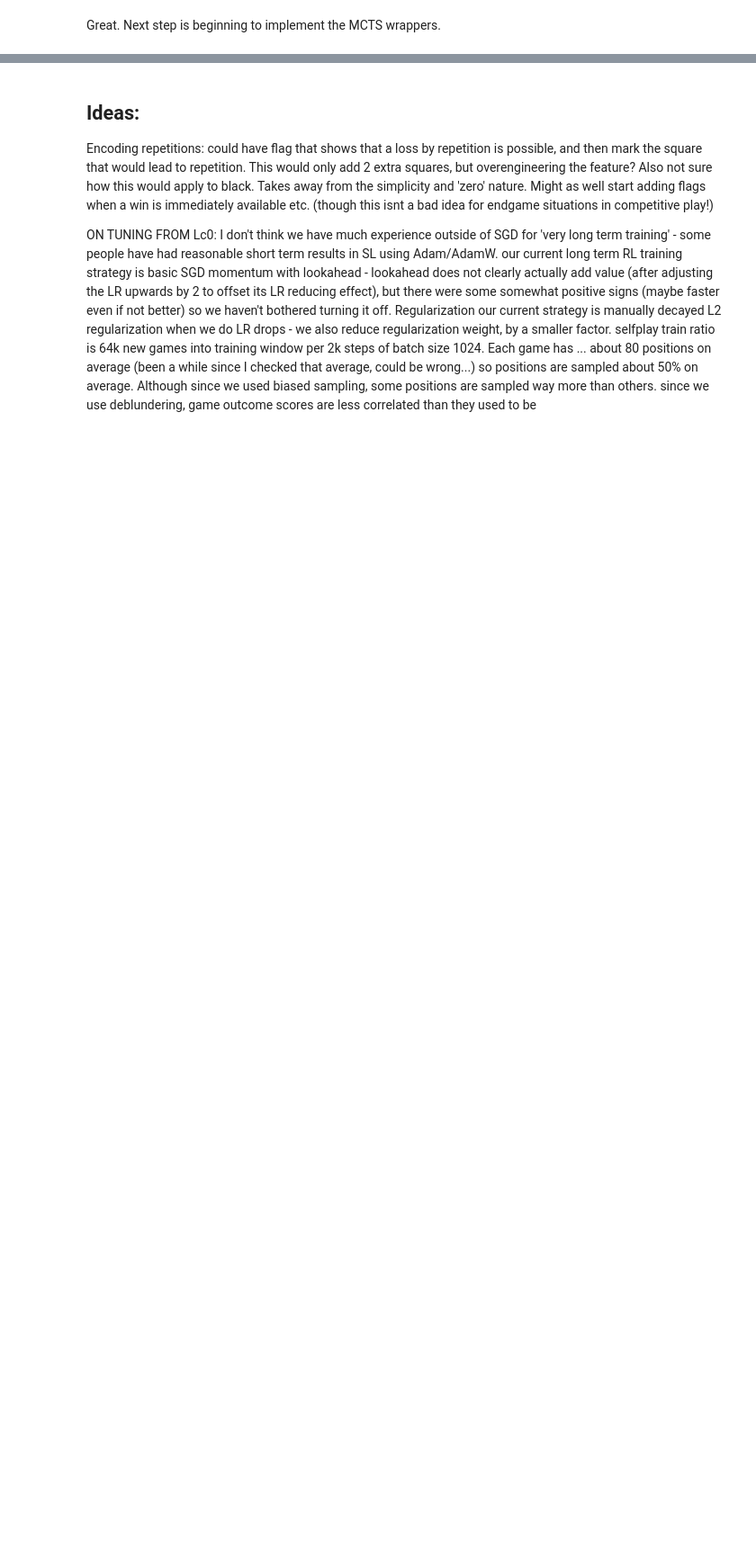
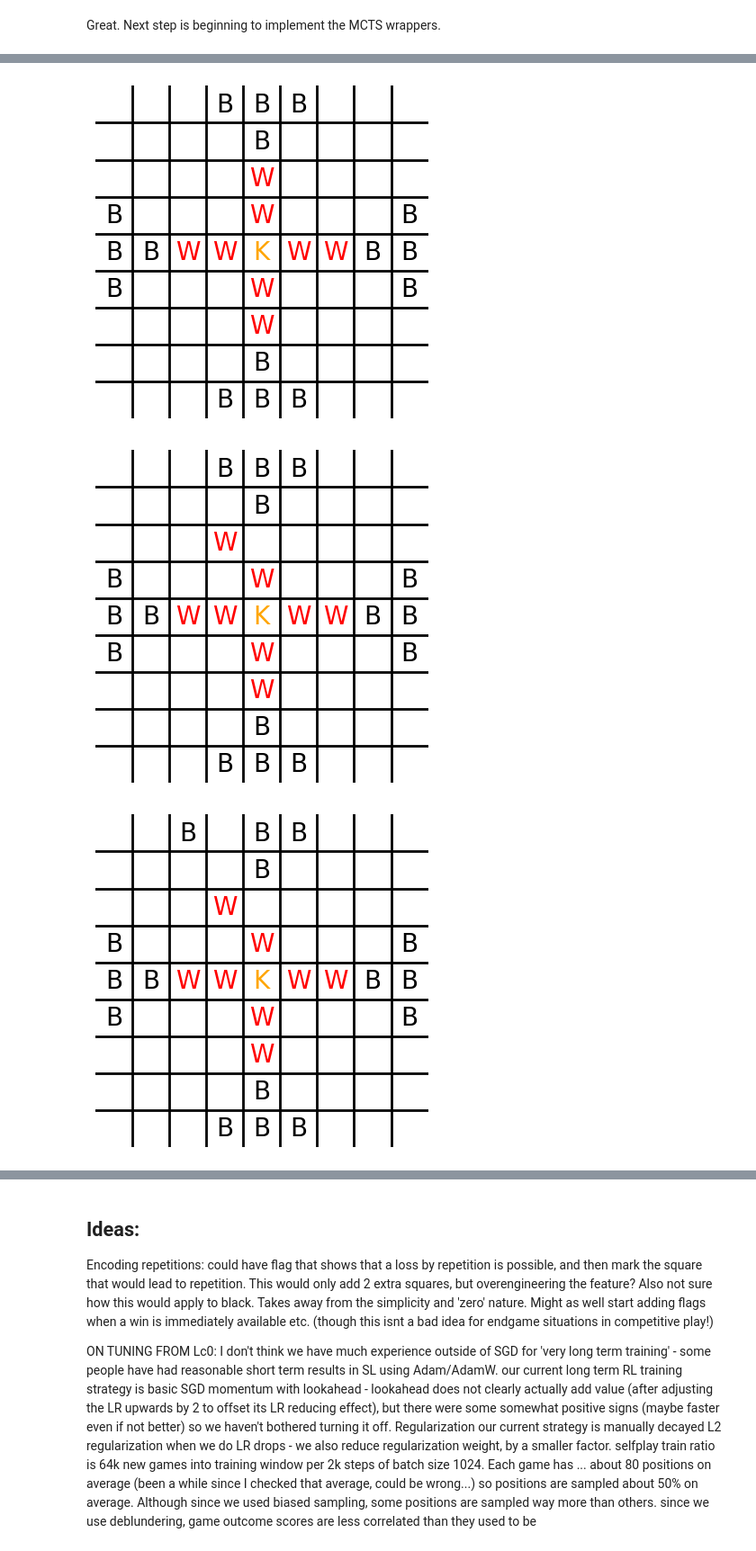
Before and after one commit to pemabi/tafl, a Jupyter notebook: muninn/tablut/tablut_rl.ipynb, the cells around one changed output, grey strips where cells are left out. Shown at 90% size. Cells and saved outputs as stored; diff of their text form; code cells hidden in the pictures; blank space fills up the shorter version.

```diff
--- a/muninn/tablut/tablut_rl.ipynb
+++ b/muninn/tablut/tablut_rl.ipynb
@@ -1053,0 +1168,6 @@ Great. Next step is beginning to implement the MCTS wrappers.
+# %%
+def add_dirichlet_noise(priors, alpha=0.15, epsilon=0.25):
+    """adding dirichlet noise to p distribution at root node for exploration"""
+    noise = np.random.dirichlet([alpha] * len(priors))
+    noisy_probs = (1 - epsilon) * priors + epsilon * noise
+    return noisy_probs
@@ -1053,0 +1372,5 @@ Great. Next step is beginning to implement the MCTS wrappers.
+# %%
+mcts_searcher = MCTS(model)
+
+move_probs = mcts_searcher.search(root_node, root_tensor)
+print(move_probs)
@@ -1053,0 +1498,10 @@ Great. Next step is beginning to implement the MCTS wrappers.
+# %%
+import cProfile
+import pstats
+
+cProfile.run('learner.play_game()', 'output.prof')
+
+# To read and sort the output
+with open('output_sorted.txt', 'w') as f:
+    p = pstats.Stats('output.prof', stream=f)
+    p.sort_stats('cumulative').print_stats()
@@ -1053,0 +1704,21 @@ Great. Next step is beginning to implement the MCTS wrappers.
+# %%
+model = keras.models.load_model("../saved_models/random_model_tablut_muninn.keras", custom_objects={'loss': policy_loss})
+mcts_searcher = MCTS(network=model)
+learner = RL(model)
+
+for i in range(0, 1):
+    print(f"Training Iteration: {i}")
+    all_pos = []
+    all_move_probs = []
+    all_values = []
+    all_boards = []
+    for j in tqdm(range(0,1)):
+        pos, move_probs, values, board_data = learner.play_game()
+        all_pos += pos
+        all_move_probs += move_probs
+        all_values += values
+    tensors = np.array(all_pos)
+    policy_vectors = np.array(all_move_probs)
+    values = np.array(all_values)
+    #model.fit(tensors, [policy_vectors, values], epochs=4, batch_size=32)
+    #model.save(f'muninn_it_{i}')
@@ -1053,0 +1745,7 @@ Great. Next step is beginning to implement the MCTS wrappers.
+# %%
+for board in board_data:
+    draw_board(board)
+# %% [output]
+[figure, added]
+[figure, added]
+[figure, added]
```
Also changed, not shown: parts of 44 cells of this notebook, 7 other files.
